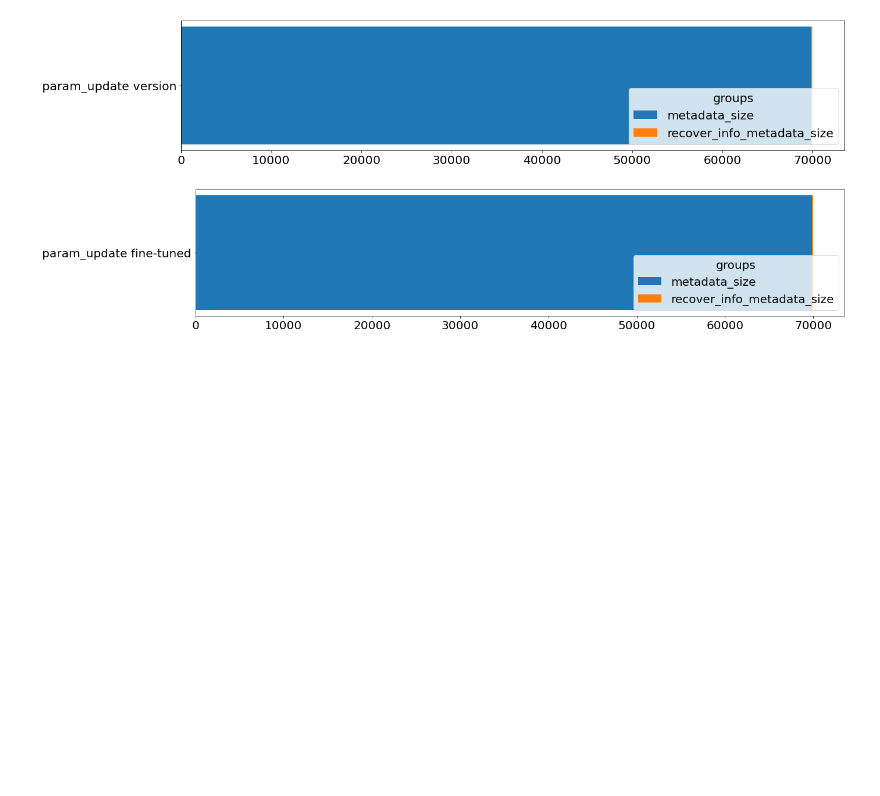
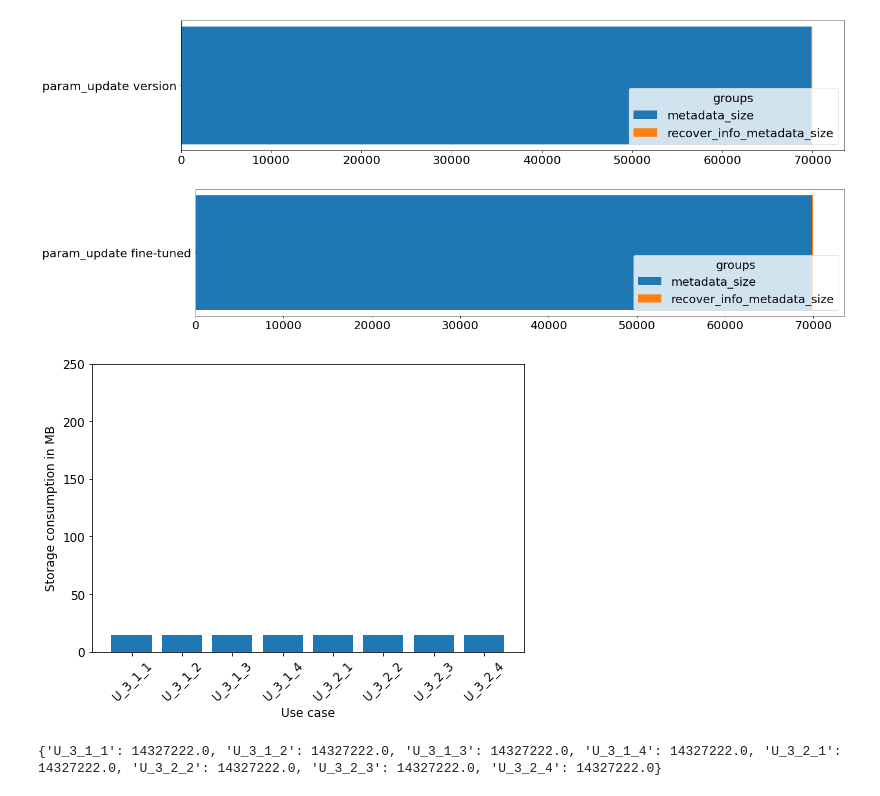
Before and after one commit to slin96/master-thesis, a Jupyter notebook: experiments/plots/storage_consumption.ipynb, the cells around one changed output. Drawn from its saved outputs; the diff is of its cells as text; code cells hidden in the pictures; blank space fills up the shorter version.

Commit message:
storage consumption prov appraoch

```diff
--- a/experiments/plots/storage_consumption.ipynb
+++ b/experiments/plots/storage_consumption.ipynb
@@ -57,30 +57,35 @@ def filter_meta(to_filter, model=None, approach=None, snapshot_type=None, snapsh
 
     return result
 # %%
-def plot_single_storage_consumption(meta, save_path=None, ignore_use_cases=[]):
+def plot_single_storage_consumption(meta, save_path=None, ignore_use_cases=[], y_min_max= None):
     plt.rc('font', size=12)
+
     fig = plt.figure()
     ax = fig.add_axes([0, 0, 1, 1])
     cons = meta[TOTAL_CONSUMPTIONS]
     for uc in ignore_use_cases:
         del cons[uc]
     use_cases = list(cons.keys())
-    values = [c * 10 ** -6 for c in list(cons.values())]  # byte -> Mb
+    values = [c * 10 ** -6 for c in list(cons.values())]  # byte -> MB
     ax.bar(use_cases, values)
-    ax.set_ylabel('Storage consumption in Mb')
+    ax.set_ylabel('Storage consumption in MB')
     ax.set_xlabel('Use case')
     plt.xticks(rotation=45)
+    if y_min_max:
+        axes = plt.gca()
+        axes.set_ylim(y_min_max)
     if save_path:
         fig.savefig(save_path, bbox_inches='tight')
+
 
     plt.show()
 
     print(cons)
 
 
-def plot_median_storage_consumption(metas, save_path=None, ignore_use_cases=[]):
+def plot_median_storage_consumption(metas, save_path=None, ignore_use_cases=[], y_min_max = None):
     agg = aggregate_total_storage_consumption(metas, aggregate='median')
-    plot_single_storage_consumption(agg, save_path, ignore_use_cases)
+    plot_single_storage_consumption(agg, save_path, ignore_use_cases, y_min_max)
 # %%
 #################################
 # Plots for baseline approach
@@ -354,13 +343,0 @@ server_files_and_meta = [({**f[0], **{'u_ids': use_case_ids(f[1])}}, f[1]) for f
-# %%
-storage_meta = []
-for f in server_files_and_meta:
-    use_case_id_dict = f[0]['u_ids']
-    consumptions = {}
-    total_consumptions = {}
-    for use_case in use_case_id_dict.keys():
-        s_info = storage_info(f[1], use_case_id_dict[use_case])
-        consumptions[use_case] = s_info
-        total_consumptions[use_case] = total_storage_consumption(s_info)
-
-    f[0].update({CONSUMPTIONS: consumptions, TOTAL_CONSUMPTIONS: total_consumptions})
-    storage_meta.append(f[0])
@@ -366,0 +348,8 @@ for f in server_files_and_meta:
+# %%
+c = filter_meta(
+    storage_meta, model=MOBILENET, approach='param_update_improved', snapshot_type=VERSION, snapshot_dist='food')
+plot_median_storage_consumption(c, ignore_use_cases=[U_2, U_1], y_min_max=[0,250],
+                                save_path='./pdfs/param-update/mobilenet-food-fixed-y.pdf')
+# %% [output]
+[figure, added]
+{'U_3_1_1': 14327222.0, 'U_3_1_2': 14327222.0, 'U_3_1_3': 14327222.0, 'U_3_1_4': 14327222.0, 'U_3_2_1': 14327222.0, 'U_3_2_2': 14327222.0, 'U_3_2_3': 14327222.0, 'U_3_2_4': 14327222.0}
```
Also changed, not shown: parts of 12 cells of this notebook, 3 other files.
